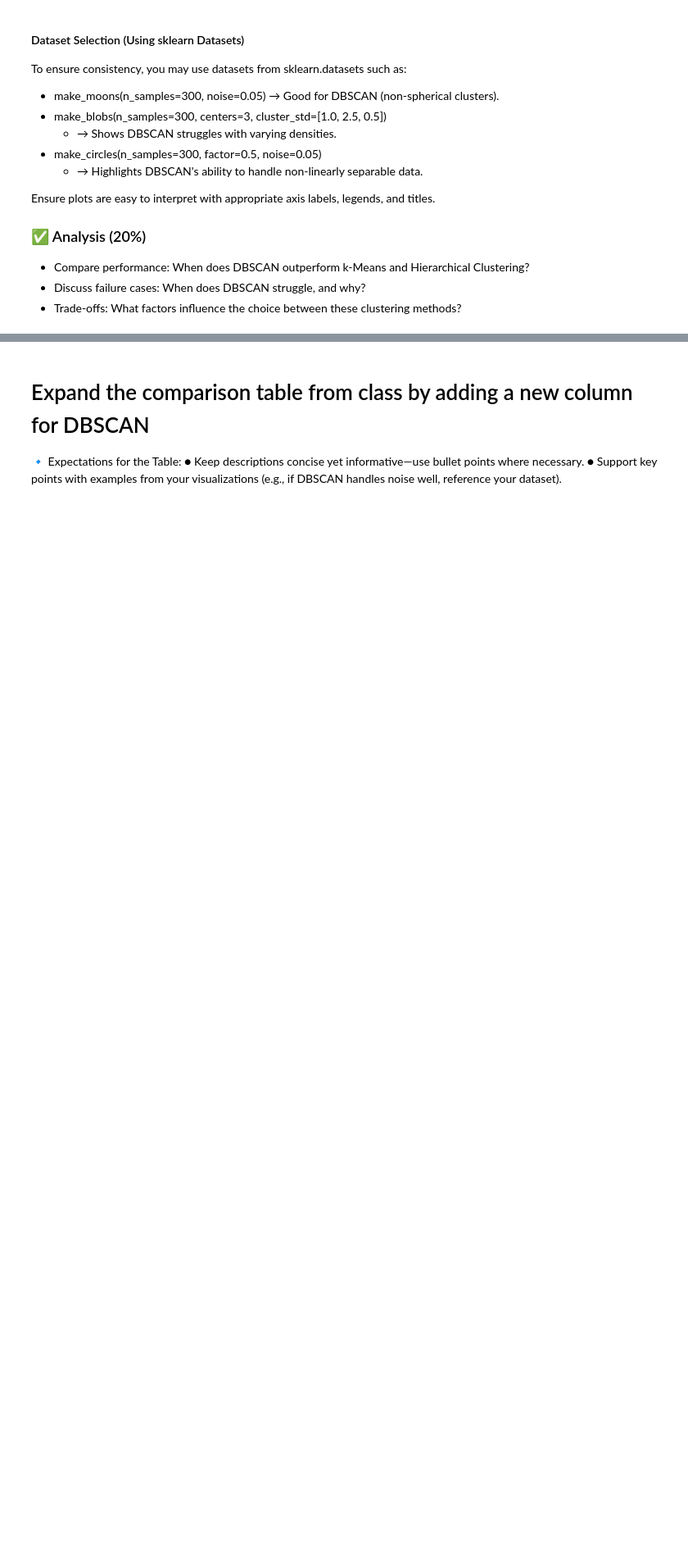
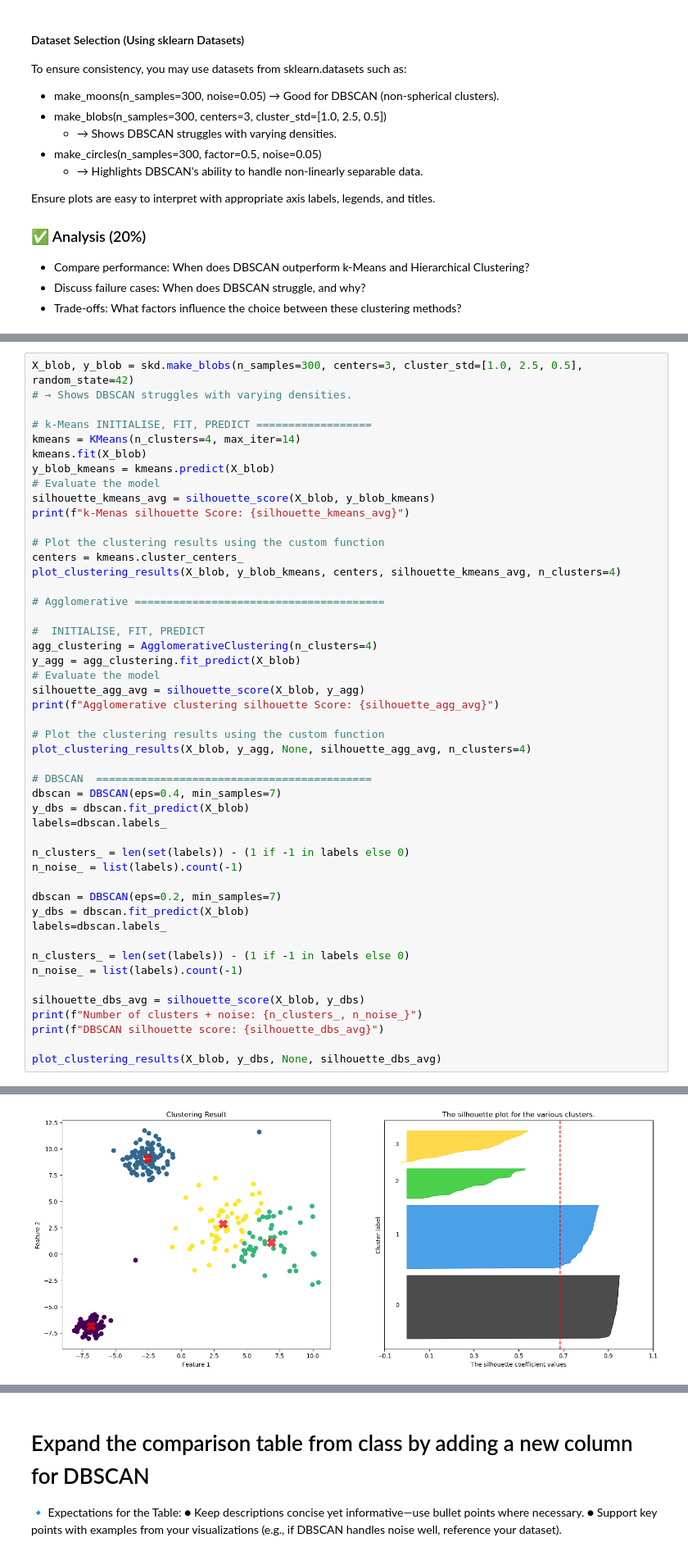
Before and after one commit to txx99/ML-AI, a Jupyter notebook: Assignment3/Scripts/main.ipynb, the cells around one changed output, grey strips where cells are left out. Shown at 82% size. Cells and saved outputs as stored; diff of their text form; blank space fills up the shorter version.

```diff
--- a/Assignment3/Scripts/main.ipynb
+++ b/Assignment3/Scripts/main.ipynb
@@ -42,0 +168,49 @@ Clustering?
+# %%
+X_blob, y_blob = skd.make_blobs(n_samples=300, centers=3, cluster_std=[1.0, 2.5, 0.5], random_state=42)
+# → Shows DBSCAN struggles with varying densities.
+
+# k-Means INITIALISE, FIT, PREDICT ==================
+kmeans = KMeans(n_clusters=4, max_iter=14)
+kmeans.fit(X_blob)
+y_blob_kmeans = kmeans.predict(X_blob)
+# Evaluate the model
+silhouette_kmeans_avg = silhouette_score(X_blob, y_blob_kmeans)
+print(f"k-Menas silhouette Score: {silhouette_kmeans_avg}")
+
+# Plot the clustering results using the custom function
+centers = kmeans.cluster_centers_
+plot_clustering_results(X_blob, y_blob_kmeans, centers, silhouette_kmeans_avg, n_clusters=4)
+
+# Agglomerative =======================================
+
+#  INITIALISE, FIT, PREDICT
+agg_clustering = AgglomerativeClustering(n_clusters=4)
+y_agg = agg_clustering.fit_predict(X_blob)
+# Evaluate the model
+silhouette_agg_avg = silhouette_score(X_blob, y_agg)
+print(f"Agglomerative clustering silhouette Score: {silhouette_agg_avg}")
+
+# Plot the clustering results using the custom function
+plot_clustering_results(X_blob, y_agg, None, silhouette_agg_avg, n_clusters=4)
+
+# DBSCAN  ===========================================
+dbscan = DBSCAN(eps=0.4, min_samples=7)
+y_dbs = dbscan.fit_predict(X_blob)
+labels=dbscan.labels_
+
+n_clusters_ = len(set(labels)) - (1 if -1 in labels else 0)
+n_noise_ = list(labels).count(-1)
+
+dbscan = DBSCAN(eps=0.2, min_samples=7)
+y_dbs = dbscan.fit_predict(X_blob)
+labels=dbscan.labels_
+
+n_clusters_ = len(set(labels)) - (1 if -1 in labels else 0)
+n_noise_ = list(labels).count(-1)
+
+silhouette_dbs_avg = silhouette_score(X_blob, y_dbs)
+print(f"Number of clusters + noise: {n_clusters_, n_noise_}")
+print(f"DBSCAN silhouette score: {silhouette_dbs_avg}")
+
+plot_clustering_results(X_blob, y_dbs, None, silhouette_dbs_avg)
+# %% [output]
@@ -42,0 +218 @@ Clustering?
+[figure, added]
```
Also changed, not shown: parts of 5 cells of this notebook.
